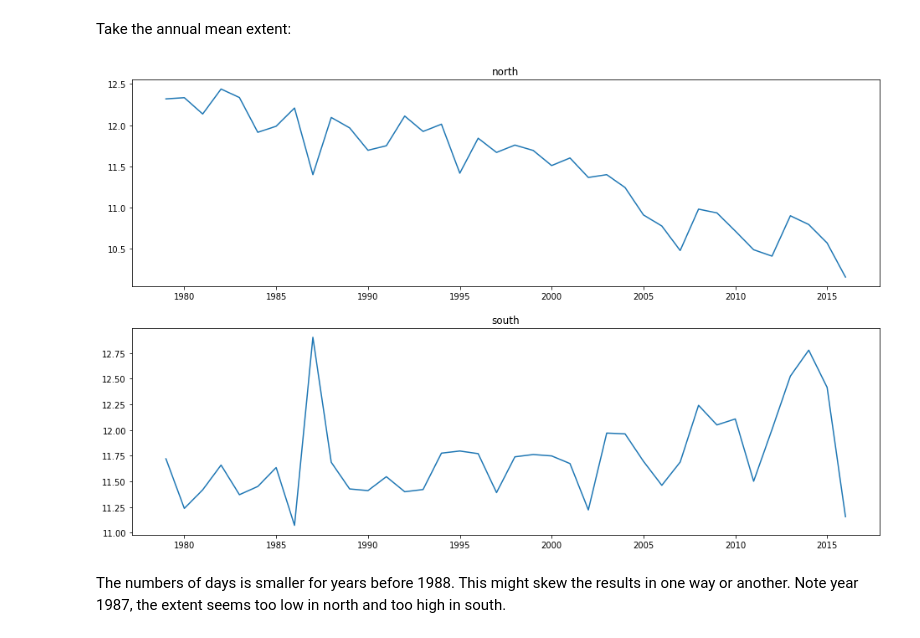
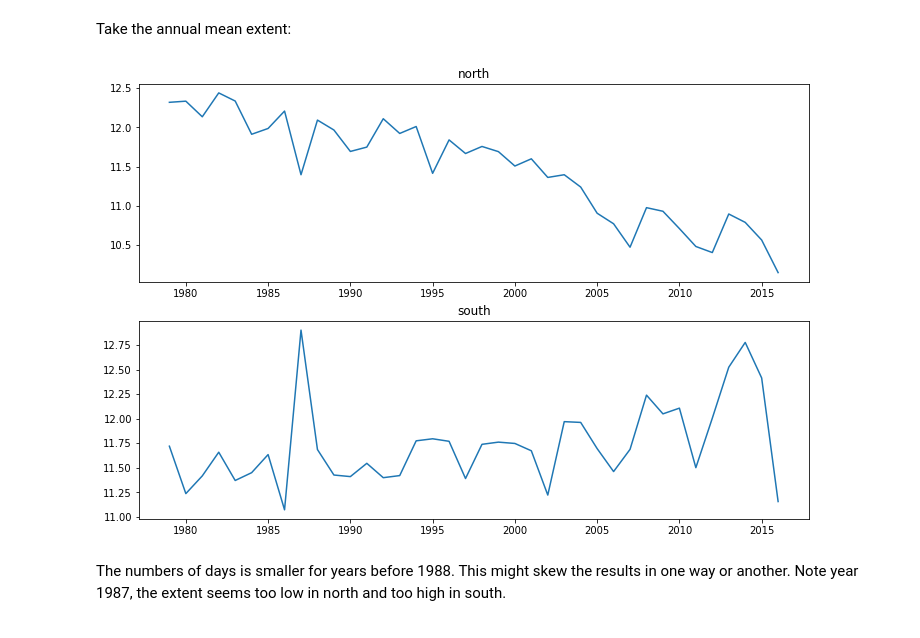
Before and after one commit to AnssiMoisio/bda-project, a Jupyter notebook: Project.ipynb, the cells around one changed output. Saved outputs shown, nothing was run; the diff lists cells and outputs as text; code cells hidden in the pictures.

```diff
--- a/Project.ipynb
+++ b/Project.ipynb
@@ -41,37 +42,40 @@ Take the annual mean extent:
 annual_means_north = [0]*40
 annual_means_south = [0]*40
 daycounts = [0]*40
 current_year = 1978
 i = 0
 for year_index in range(40): # 1978 - 2017 = 40 years
     extent_sum_north = 0
     extent_sum_south = 0
     daycount = 0
     while(True):
         if(current_year == data[i, 0]):
             extent_sum_north += extent_north[i]
             extent_sum_south += extent_south[i]
             daycount += 1
             i += 1
         else:
             annual_means_north[year_index] = extent_sum_north / daycount
             annual_means_south[year_index] = extent_sum_south / daycount
             daycounts[year_index] = daycount
             current_year += 1
             break
 
 # plot the average
-plt.figure(1, figsize=(16, 10))
+plt.figure(2, figsize=(12, 8))
 plt.subplot(2, 1, 1)
 # omit first and last year because they are not whole
-plt.plot(np.arange(1979, 2017), annual_means_north[1:-1])
+x = np.arange(1979, 2017)
+y_north = np.array(annual_means_north[1:-1])
+plt.plot(x, y_north)
 plt.title('north')
 plt.subplot(2, 1, 2)
 plt.title('south')
-plt.plot(np.arange(1979, 2017), annual_means_south[1:-1])
+y_south = annual_means_south[1:-1]
+plt.plot(x, y_south)
 plt.show()
 # %% [output]
-[figure, old version]
+[figure, new version]
 # %% [markdown]
 The numbers of days is smaller for years before 1988. This might skew the results in one way or another. Note year 1987, the extent seems too low in north and too high in south.
 # %%
```
Also changed, not shown: parts of 4 cells of this notebook, 1 other file.
